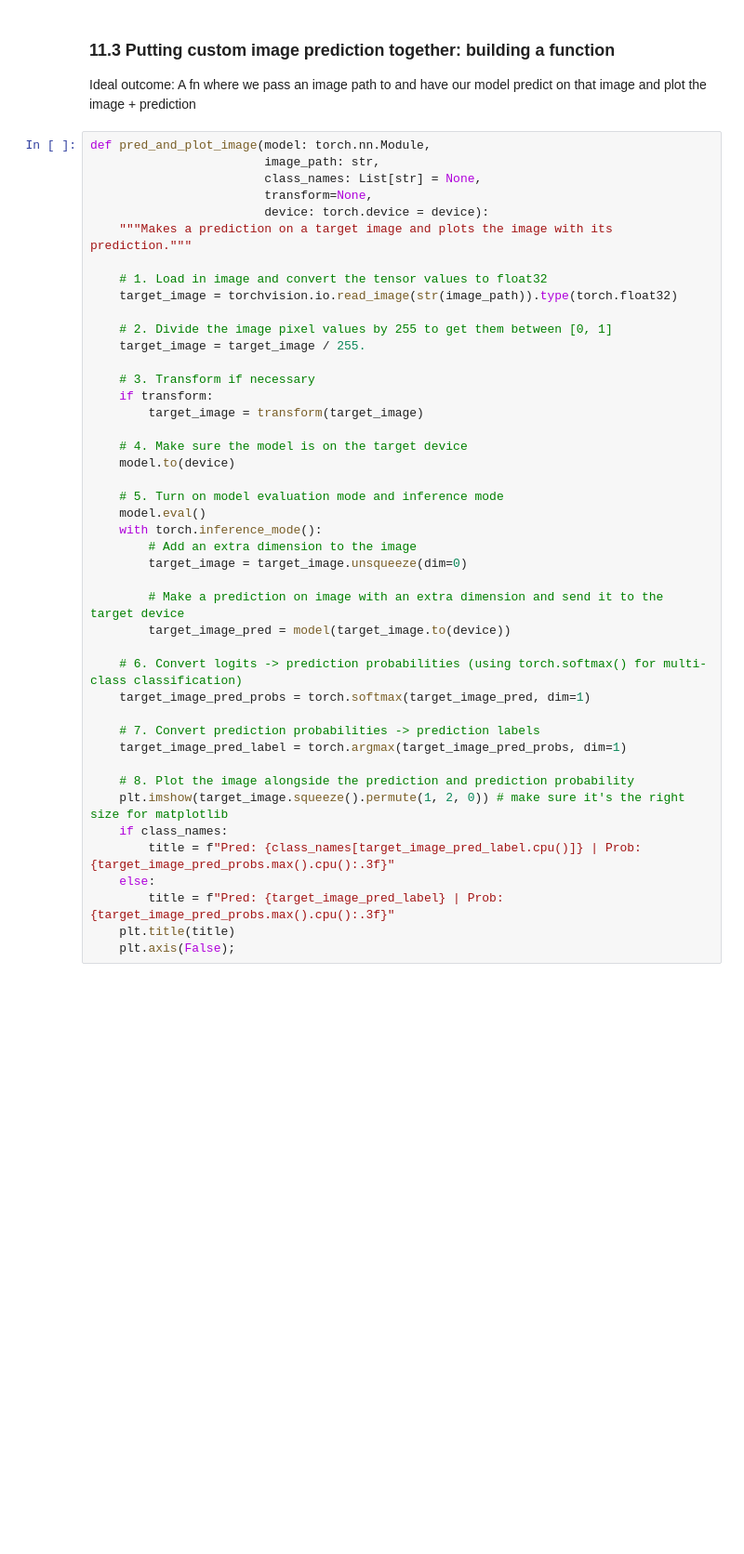
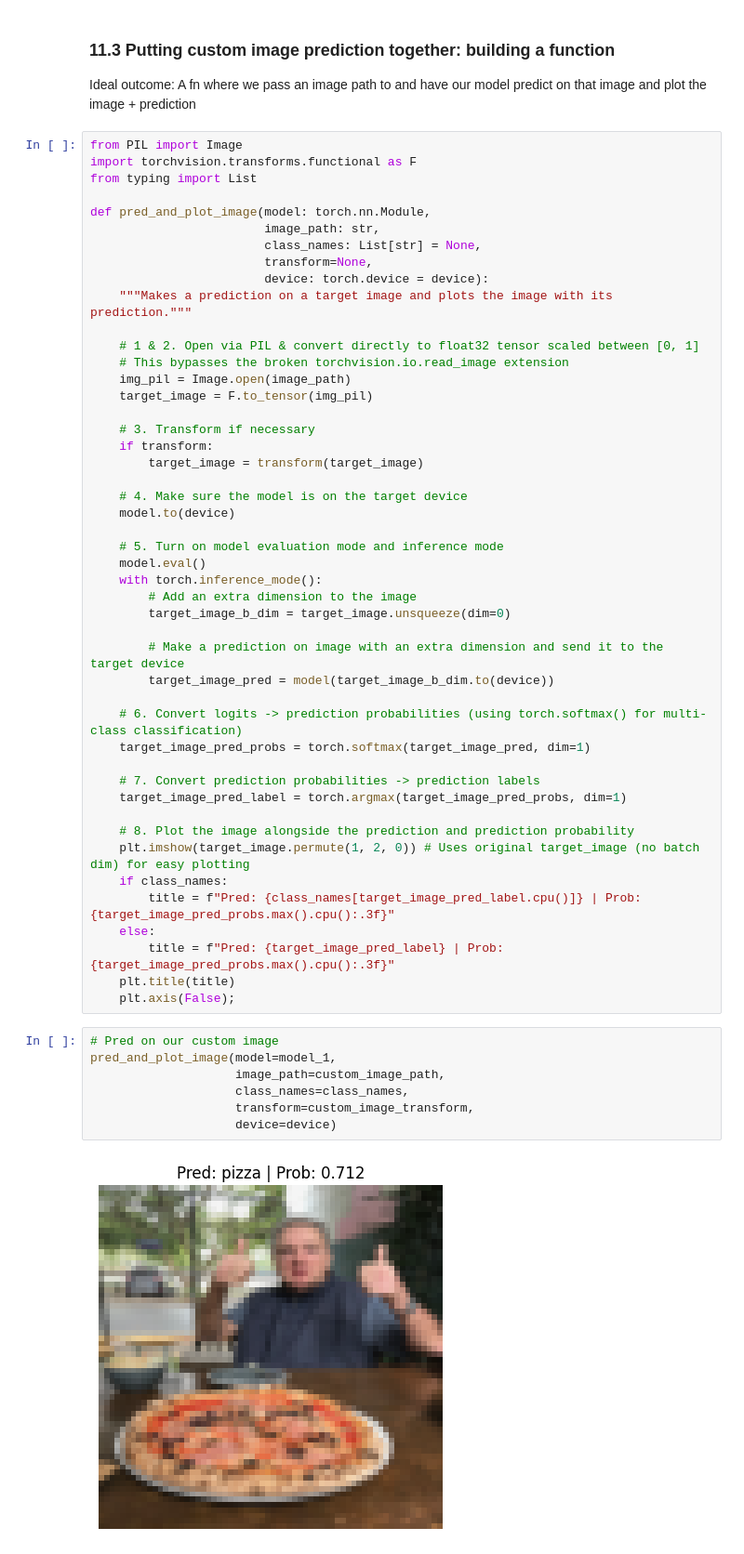
Before and after one commit to ashwinkck/FoodVision-Mini, a Jupyter notebook: pytorch_custom_datasets.ipynb, the cells around one changed output. Shown at 93% size. Drawn from its saved outputs; the diff is of its cells as text; blank space fills up the shorter version.

Commit message:
Implement code changes to enhance functionality and improve performance

```diff
--- a/pytorch_custom_datasets.ipynb
+++ b/pytorch_custom_datasets.ipynb
@@ -1460,6 +1460,10 @@ class_names[custom_image_pred_label]
 Ideal outcome:
 A fn where we pass an image path to and have our model predict on that image and plot the image + prediction
 # %%
+from PIL import Image
+import torchvision.transforms.functional as F
+from typing import List
+
 def pred_and_plot_image(model: torch.nn.Module,
                         image_path: str,
                         class_names: List[str] = None,
@@ -1467,11 +1471,10 @@ def pred_and_plot_image(model: torch.nn.Module,
                         device: torch.device = device):
     """Makes a prediction on a target image and plots the image with its prediction."""
 
-    # 1. Load in image and convert the tensor values to float32
-    target_image = torchvision.io.read_image(str(image_path)).type(torch.float32)
-
-    # 2. Divide the image pixel values by 255 to get them between [0, 1]
-    target_image = target_image / 255.
+    # 1 & 2. Open via PIL & convert directly to float32 tensor scaled between [0, 1]
+    # This bypasses the broken torchvision.io.read_image extension
+    img_pil = Image.open(image_path)
+    target_image = F.to_tensor(img_pil)
 
     # 3. Transform if necessary
     if transform:
@@ -1484,10 +1487,10 @@ def pred_and_plot_image(model: torch.nn.Module,
     model.eval()
     with torch.inference_mode():
         # Add an extra dimension to the image
-        target_image = target_image.unsqueeze(dim=0)
+        target_image_b_dim = target_image.unsqueeze(dim=0)
 
         # Make a prediction on image with an extra dimension and send it to the target device
-        target_image_pred = model(target_image.to(device))
+        target_image_pred = model(target_image_b_dim.to(device))
 
     # 6. Convert logits -> prediction probabilities (using torch.softmax() for multi-class classification)
     target_image_pred_probs = torch.softmax(target_image_pred, dim=1)
@@ -1496,10 +1499,19 @@ def pred_and_plot_image(model: torch.nn.Module,
     target_image_pred_label = torch.argmax(target_image_pred_probs, dim=1)
 
     # 8. Plot the image alongside the prediction and prediction probability
-    plt.imshow(target_image.squeeze().permute(1, 2, 0)) # make sure it's the right size for matplotlib
+    plt.imshow(target_image.permute(1, 2, 0)) # Uses original target_image (no batch dim) for easy plotting
     if class_names:
         title = f"Pred: {class_names[target_image_pred_label.cpu()]} | Prob: {target_image_pred_probs.max().cpu():.3f}"
     else:
         title = f"Pred: {target_image_pred_label} | Prob: {target_image_pred_probs.max().cpu():.3f}"
     plt.title(title)
     plt.axis(False);
+# %%
+# Pred on our custom image
+pred_and_plot_image(model=model_1,
+                    image_path=custom_image_path,
+                    class_names=class_names,
+                    transform=custom_image_transform,
+                    device=device)
+# %% [output]
+[figure, added]
```
